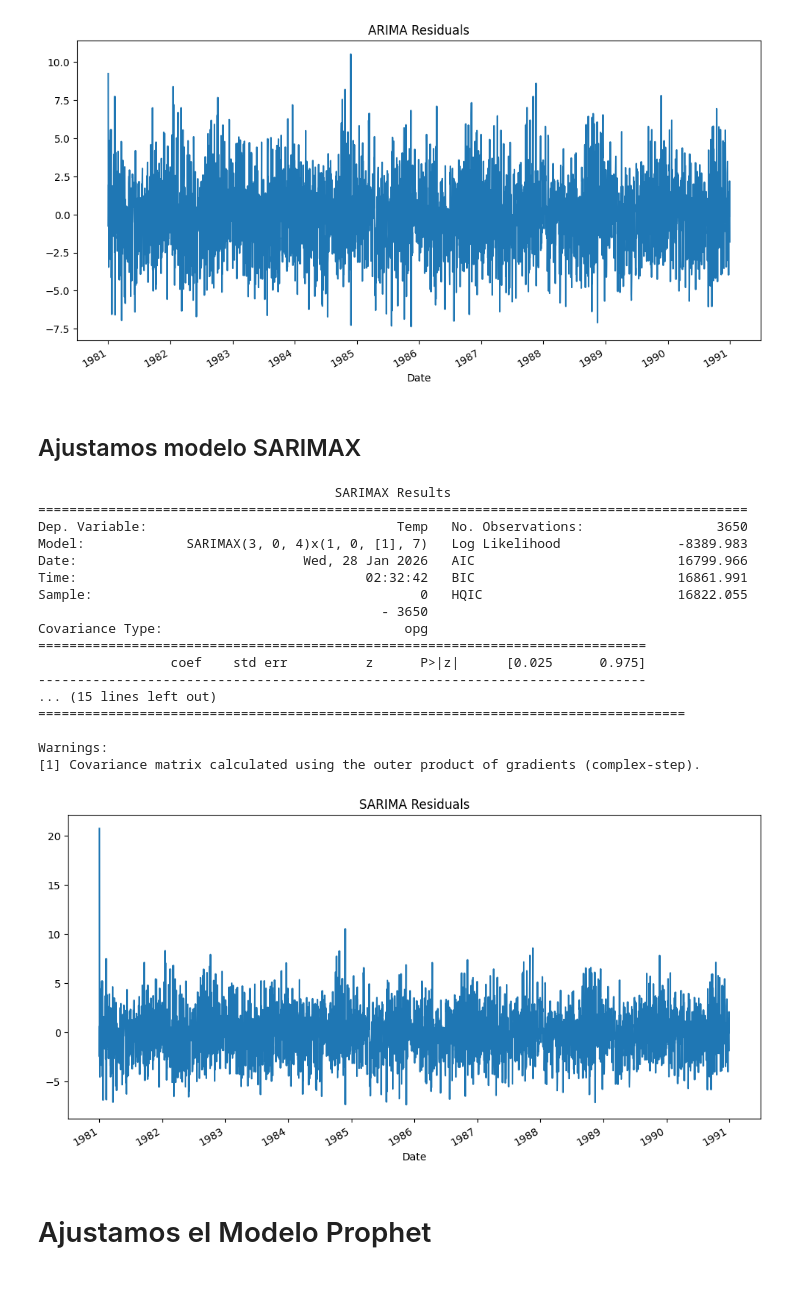
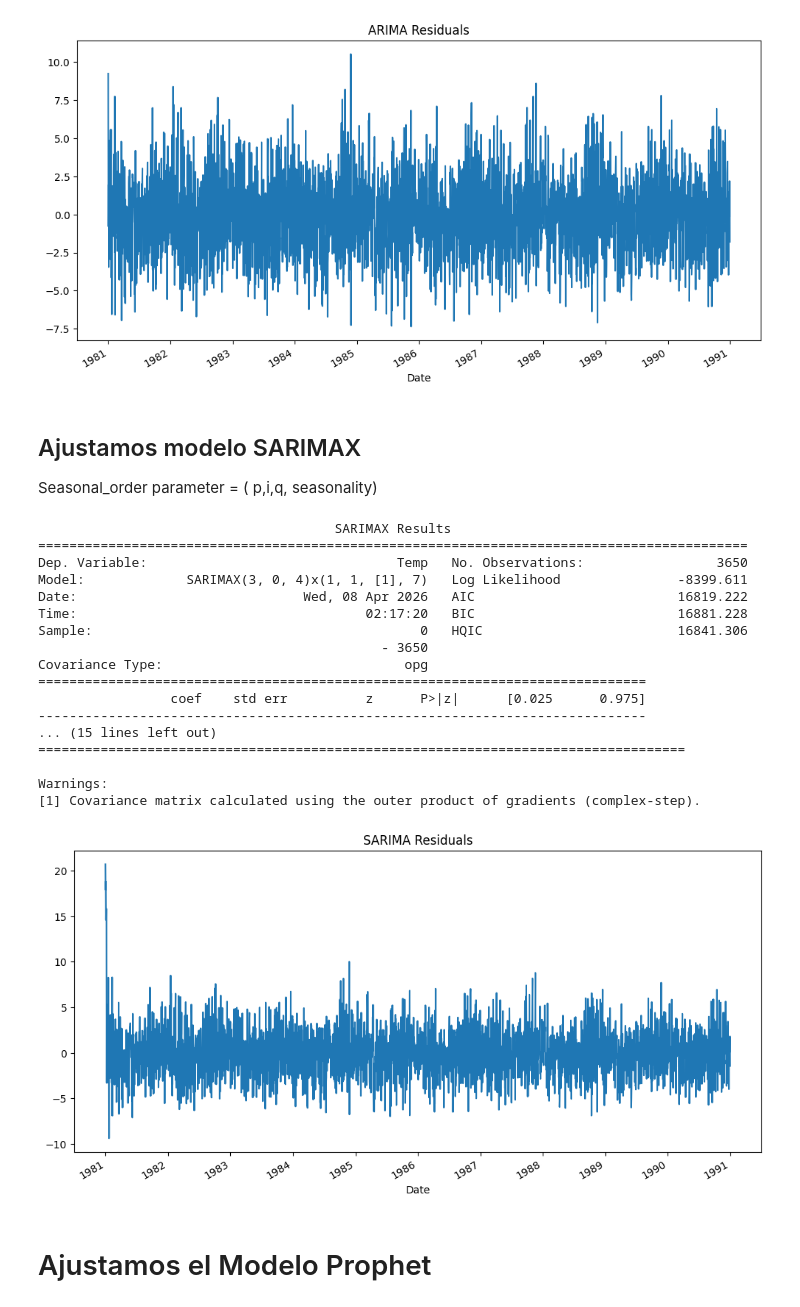
Before and after one commit to AxisAngeles/Smart_Data_DS_AI, a Jupyter notebook: Laboratorio_Forecasting.ipynb, the cells around one changed output. Saved outputs shown, nothing was run; the diff lists cells and outputs as text; code cells hidden in the pictures.

```diff
--- a/Laboratorio_Forecasting.ipynb
+++ b/Laboratorio_Forecasting.ipynb
@@ -130,37 +138,39 @@ plt.show()
 [figure]
 # %% [markdown]
 ## Ajustamos modelo SARIMAX
+
+Seasonal_order parameter = ( p,i,q, seasonality)
 # %%
 from statsmodels.tsa.statespace.sarimax import SARIMAX
 
 # Ajustar el modelo SARIMA
-model_sarima = SARIMAX(df, order=(3,0,4), seasonal_order=(1,0,1,7)) # Ajusta los parámetros según sea necesario
+model_sarima = SARIMAX(df, order=(3,0,4), seasonal_order=(1,1,1,7)) # Ajusta los parámetros según sea necesario
 fit_sarima = model_sarima.fit(disp=False)
 print(fit_sarima.summary())
 
 # Graficar los residuos
 fit_sarima.resid.plot(figsize=(12, 6))
 plt.title('SARIMA Residuals')
 plt.show()
 # %% [output]
                                       SARIMAX Results
 ===========================================================================================
 Dep. Variable:                                Temp   No. Observations:                 3650
-Model:             SARIMAX(3, 0, 4)x(1, 0, [1], 7)   Log Likelihood               -8389.983
-Date:                             Wed, 28 Jan 2026   AIC                          16799.966
-Time:                                     02:32:42   BIC                          16861.991
-Sample:                                          0   HQIC                         16822.055
+Model:             SARIMAX(3, 0, 4)x(1, 1, [1], 7)   Log Likelihood               -8399.611
+Date:                             Wed, 08 Apr 2026   AIC                          16819.222
+Time:                                     02:17:20   BIC                          16881.228
+Sample:                                          0   HQIC                         16841.306
                                             - 3650
 Covariance Type:                               opg
 ==============================================================================
                  coef    std err          z      P>|z|      [0.025      0.975]
 ------------------------------------------------------------------------------
 ... (15 lines left out)
 ===================================================================================
 
 Warnings:
 [1] Covariance matrix calculated using the outer product of gradients (complex-step).
-[figure, old version]
+[figure, new version]
 # %% [markdown]
 # Ajustamos el Modelo Prophet
 # %%
```
Also changed, not shown: parts of 12 cells of this notebook.
